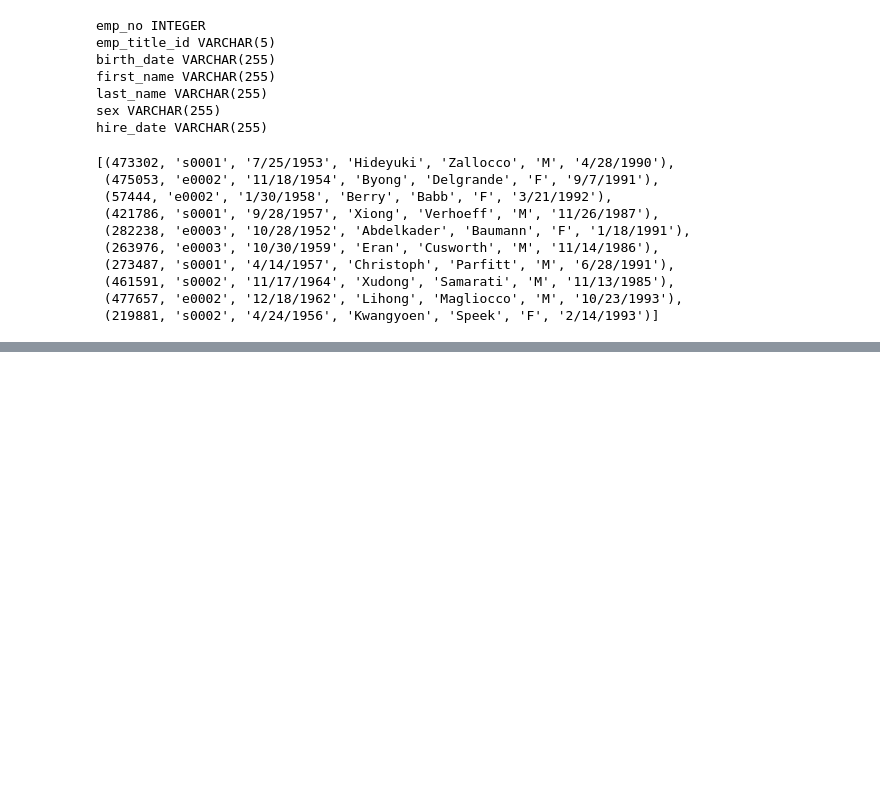
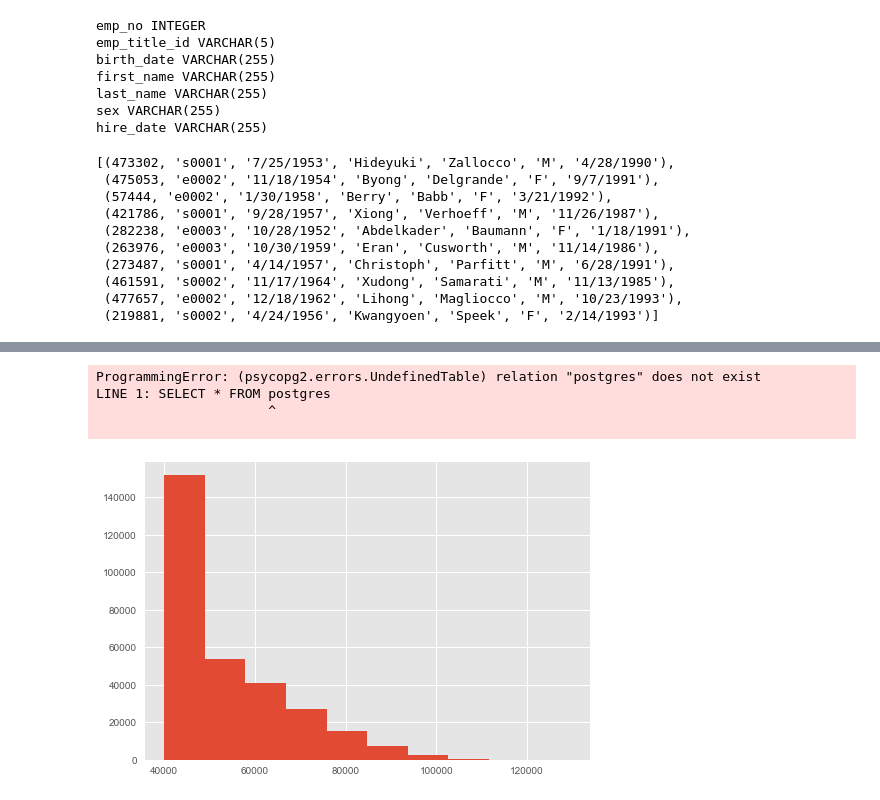
Before and after one commit to millerbrook/employees-database, a Jupyter notebook: bonusquery.ipynb, the cells around one changed output, grey strips where cells are left out. Drawn from its saved outputs; the diff is of its cells as text; code cells hidden in the pictures; blank space fills up the shorter version.

Commit message:
Completes first bonus analysis

```diff
--- a/bonusquery.ipynb
+++ b/bonusquery.ipynb
@@ -85,0 +89,30 @@ Base.classes.keys()
+# %%
+from sqlalchemy.orm import Session
+session = Session(bind=engine)
+# %%
+#Create three object classes for the three tables: employees, salaries, titles
+#Make Employees class
+#----------------------
+class Employees(Base):
+    __tablename__='employees'
+    emp_no = Column(Integer, primary_key=True)
+    emp_title_id = Column(String(5))
+    birth_date = Column(String(255))
+    first_name = Column(String(255))
+    last_name = Column(String(255))
+    sex = Column(String(255))
+    hire_date = Column(String(255))
+
+#Make Salaries class
+#-----------------------
+class Salaries(Base):
+    __tablename__='salaries'
+    emp_no = Column(Integer, primary_key=True)
+    salary = Column(Integer)
+
+#Make Titles class
+#-----------------------
+class Titles(Base):
+    __tablename__='titles'
+    title_id = Column(Integer, primary_key=True)
+    title = Column(Integer)
@@ -85,0 +123,9 @@ Base.classes.keys()
+# %%
+#Put in a Dataframe with salary, emp_no, emp_title_id, title_id, title
+#Need to do joins? Merges?
+data = pd.read_sql("SELECT * FROM postgres", connection)
+# %% [output]
+ProgrammingError: (psycopg2.errors.UndefinedTable) relation "postgres" does not exist
+LINE 1: SELECT * FROM postgres
+                      ^
+
@@ -85,0 +134,14 @@ Base.classes.keys()
+# %%
+#Analysis of data: histogram of salary ranges
+#Find all salaries
+x=[]
+salary_data = session.query(Salaries)
+for salary_ind in salary_data:
+   x.append(salary_ind.salary)
+# %%
+#Histogram
+plt.style.use('ggplot')
+plt.hist(x, bins=10)
+plt.show()
+# %% [output]
+[figure, added]
```
Also changed, not shown: parts of 7 cells of this notebook.
